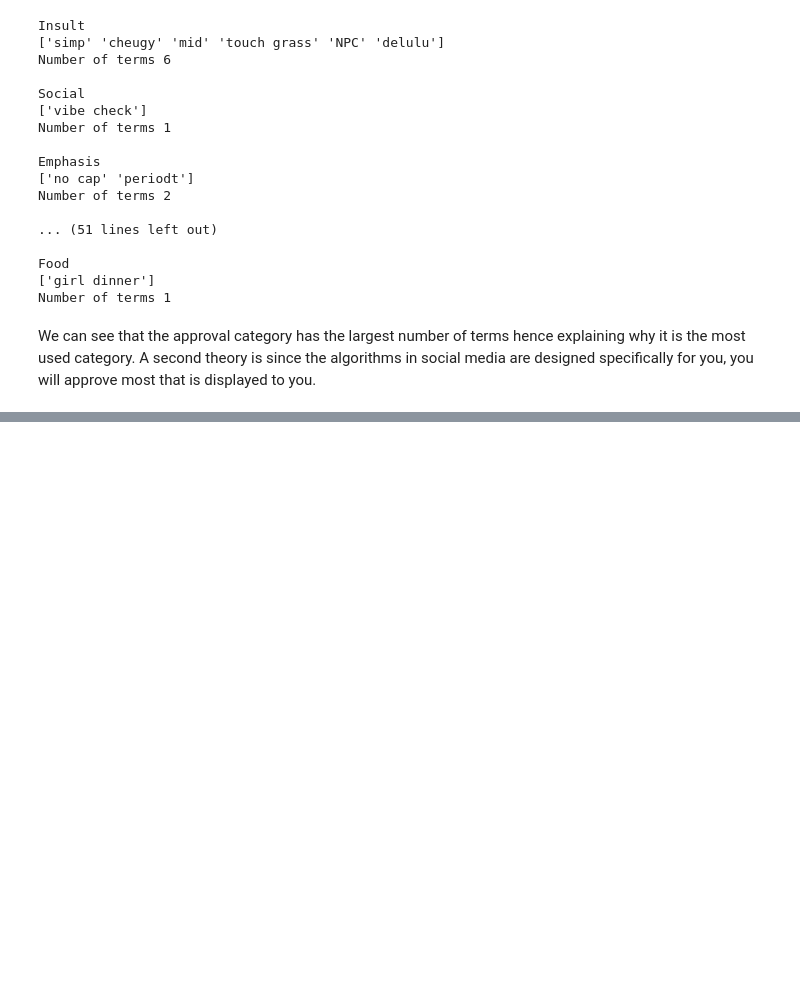
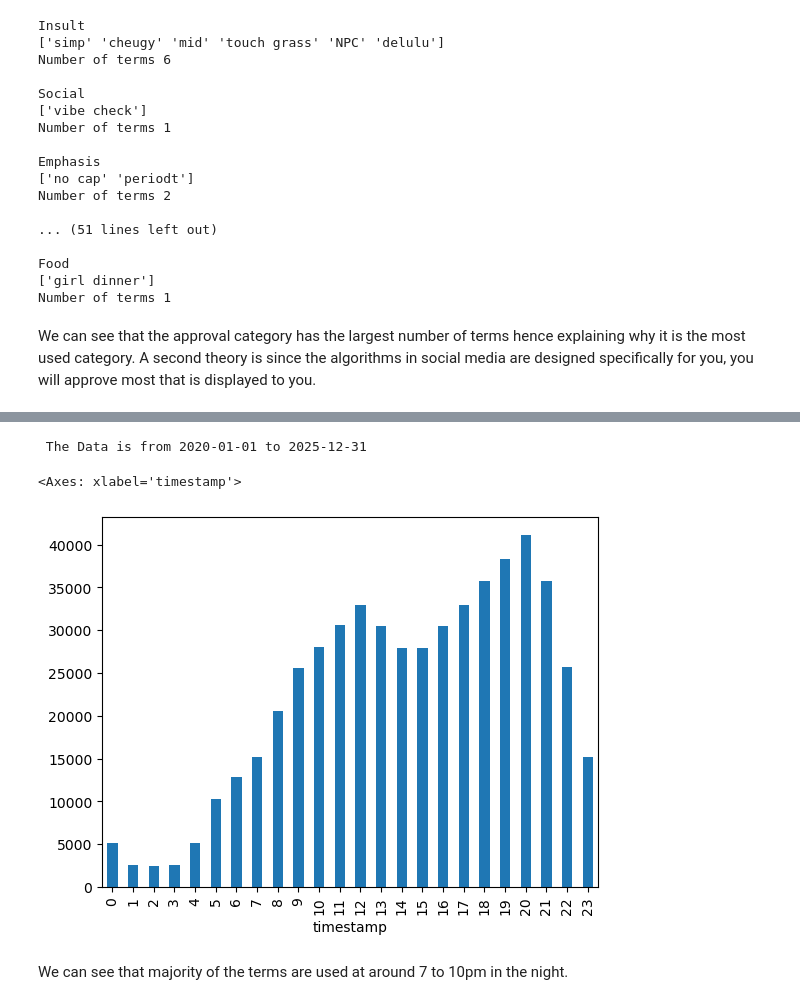
Before and after one commit to JKariithi/genzSlang, a Jupyter notebook: genz_slang.ipynb, the cells around one changed output, grey strips where cells are left out. Drawn from its saved outputs; the diff is of its cells as text; code cells hidden in the pictures; blank space fills up the shorter version.

Commit message:
general terms exploration

```diff
--- a/genz_slang.ipynb
+++ b/genz_slang.ipynb
@@ -113,0 +136,4 @@ A second theory is since the algorithms in social media are designed specificall
+# %%
+# converting the time from an object to date time for analysis
+df['timestamp'] = pd.to_datetime(df['timestamp'])
+df['timestamp'].info()
@@ -113,0 +149,14 @@ A second theory is since the algorithms in social media are designed specificall
+# %%
+# The time of the data being taken
+print(f" The Data is from {df['timestamp'].dt.date.min()} to {df['timestamp'].dt.date.max()}")
+# %% [output]
+ The Data is from 2020-01-01 to 2025-12-31
+# %%
+# The distribution of words sent in hours
+hours_sent = df.groupby(df['timestamp'].dt.hour)['record_id'].count()
+hours_sent.plot(kind='bar')
+# %% [output]
+<Axes: xlabel='timestamp'>
+[figure, added]
+# %% [markdown]
+We can see that majority of the terms are used at around 7 to 10pm in the night.
```
Also changed, not shown: parts of 7 cells of this notebook.
